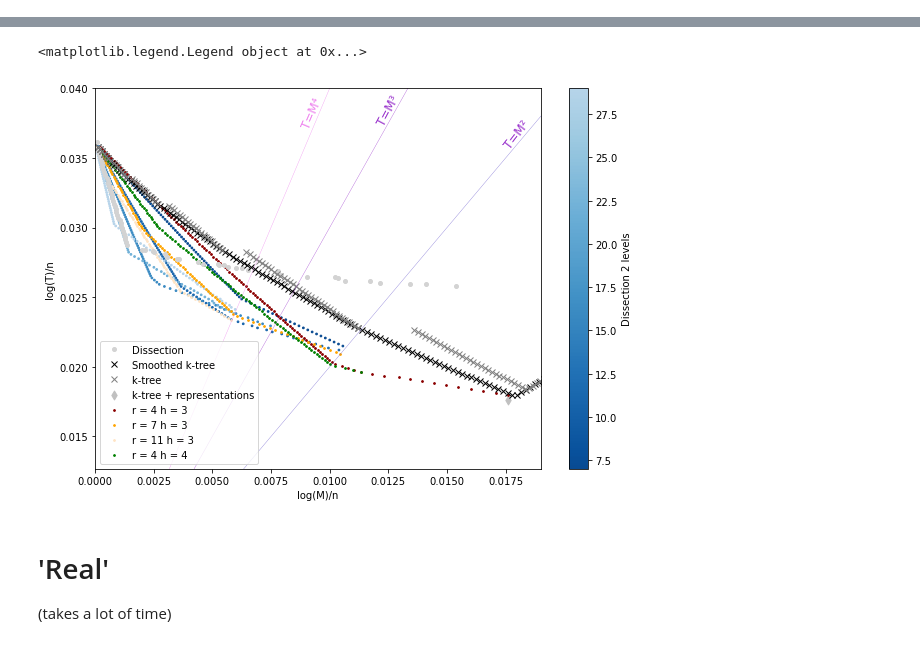
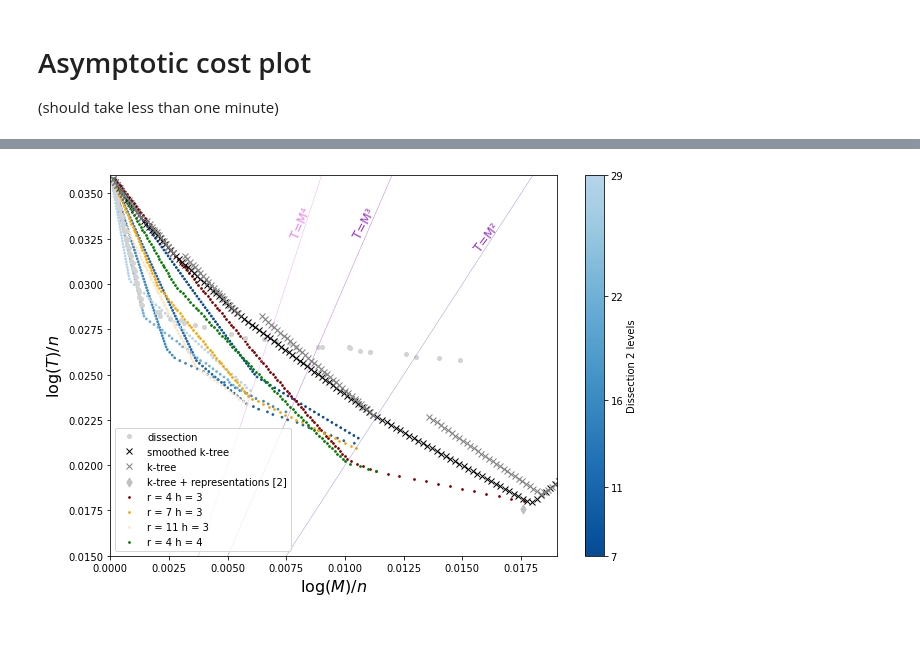
Before and after one commit to charlotte-lefevre/TM_tradeoffs_SDP, a Jupyter notebook: Cost_eval/Examples/Mainplots.ipynb, the cells around one changed output, grey strips where cells are left out. Drawn from its saved outputs; the diff is of its cells as text; code cells hidden in the pictures.

```diff
--- a/Cost_eval/Examples/Mainplots.ipynb
+++ b/Cost_eval/Examples/Mainplots.ipynb
@@ -45,0 +24,11 @@ M_dissec,T_dissec,Res_dissection = compute_best_complexity_dissection(400)
+# %%
+ktreeLabel = "k-tree"
+StateofTheArtRef = "k-tree + representations [2]"
+resol = 200
+
+def preparePlot(includePoint = True):
+    plt.figure(figsize = (10,7))
+    plt.xlabel("$\log(M)/n$", fontsize=16)
+    plt.ylabel("$\log(T)/n$", fontsize=16)
+    if includePoint:
+        plt.scatter(0.0176, 0.0176, label=StateofTheArtRef, s=40, marker="d",c ="silver")
@@ -46,29 +66,28 @@ M_dissec,T_dissec,Res_dissection = compute_best_complexity_dissection(400)
+# %% [markdown]
+# Asymptotic cost plot
+(should take less than one minute)
 # %%
-plt.figure(figsize = (10,7))
-# Set x,y limits
-axes = plt.gca()
-axes.set_ylim([0.008*math.log(3,2),0.04])
-axes.set_xlim([0.0*math.log(3,2),0.0120*math.log(3,2)])
-
-plt.xlabel("log(M)/n")
-plt.ylabel("log(T)/n")
-
-plt.scatter(0.0176, 0.0176, label= "k-tree + representations", s=40, marker="d",c ="silver")
-
-resol = 200
+preparePlot()
 
 Remin = 0.001
 Remax = 0.2
 npoints = 400
 
-print("Values of max l coefficient")
 
 # Customized cmap
 Blues_modified = cm.get_cmap('Blues', 256)# create new hsv colormaps in range of 0.3 (green) to 0.7 (blue)
+#Oranges_modified = cm.get_cmap('Oranges', 256)# create new hsv colormaps in range of 0.3 (green) to 0.7 (blue)
 cmap2 = ListedColormap(Blues_modified(np.linspace(0.9, 0.3, 256)))
+#cmap3 = ListedColormap(Oranges_modified(np.linspace(0.9, 0.3, 256)))
+
+# Set x,y limits
+axes = plt.gca()
+axes.set_ylim([0.015,0.036])
+axes.set_xlim([0.0*math.log(3,2),0.0120*math.log(3,2)])
+
 
 ## Plotting level 2 dissections
-h = 2 ; print("Two levels")
+h = 2
 Interesting_dissections_two = [7,11,16,22,29]
 M = []
 T = []
@@ -78,40 +97,37 @@ for X in Interesting_dissections_two:
     track_colormap = np.append(track_colormap, [X for _ in range(0, len(memories))])
     M = np.append(M, memories)
     T = np.append(T, times)
-    print(str(X) + ": " + str(max(Res)))
 
 plt.scatter(M, T, s = 3, c = track_colormap, cmap = cmap2)
 cbar = plt.colorbar()
 cbar.set_label('Dissection 2 levels')
+cbar.set_ticks([7,11,16,22,29])
+cbar.set_ticklabels(["7","11","16","22","29"])
+
 ## Plotting level 3 dissectiropositionons
-h = 3; print("Three levels")
+h = 3
 Interesting_dissections_three = [4,7,11]
 colors = ["darkred", "orange", "bisque"]; icols = 0
 for X in Interesting_dissections_three:
     (memories, times,_, Res) = layered_dissections.Apply(X, h, R,W, Remin=Remin, Remax=Remax, nbRes=npoints)
     plt.scatter(memories, times, s=3, c=colors[icols], label = "r = " +str(X) + " h = " +str(h))
     icols = icols + 1
-    print(str(X) + ": " + str(max(Res)))
 
 
 h = 4
-X = 4; print("Four levels")
+X = 4
 (memories, times,_, Res) = layered_dissections.Apply(X, h, R,W, Remin=Remin, Remax=Remax, nbRes=npoints)
 plt.scatter(memories, times, s = 3, c="green", label="r = 4 h = 4")
-print(str(X) + ": " + str(max(Res)))
 
 
-plt.plot(M_dissec,T_dissec, markersize = 4, linewidth = 0, color = "lightgray", marker = 'o', label = "Dissection")
+plt.plot(M_dissec,T_dissec, markersize = 4, linewidth = 0, color = "lightgray", marker = 'o', label = "dissection")
 
-print("k-tree")
 mems,complexities, Reused,_  = smoothed_kTree(R, W,npoints=npoints, Remin=Remin,Remax = Remax)
-plt.plot(mems,complexities, markersize = 6, linewidth = 0, color = "black", marker = 'x', label = "Smoothed k-tree")
-print(str(max(Reused)))
+plt.plot(mems,complexities, markersize = 6, linewidth = 0, color = "black", marker = 'x', label = "smoothed k-tree")
 
-print("Smoothed k-tree")
 mems,complexities, Reused,_  = kTree(R, W,npoints=npoints, Remin=Remin, Remax = Remax)
 plt.plot(mems,complexities, markersize = 6, linewidth = 0, color = "grey", marker = 'x', label = "k-tree ")
-print(str(max(Reused)))
+
 
 TMM = [2*m for m in mems]
 TMMM = [3*m for m in mems]
@@ -125,24 +141,23 @@ plt.plot(mems, TMMMM, "violet", linewidth=0.3)
 
 # write text
 
-l1 = np.array((66./n, 268./n))
+l1 = np.array((58./n, 235./n))
 angle = 66.5
 th1 = plt.text(l1[0], l1[1], "T=M⁴", fontsize=12,
                rotation=angle, rotation_mode='anchor', c="violet")
 
-l1 = np.array((89./n, 270./n))
+l1 = np.array((77./n, 235./n))
 angle = 62
 # Plot text
 th1 = plt.text(l1[0], l1[1], 'T=M³', fontsize=12,
                rotation=angle, rotation_mode='anchor', c="darkorchid")
 
 
-l1 = np.array((128./n, 258./n))
+l1 = np.array((114./n, 230./n))
 angle = 52.5
 # Plot text
 th1 = plt.text(l1[0], l1[1], 'T=M²', fontsize=12,
                rotation=angle, rotation_mode='anchor', c="darkorchid")
 
 plt.legend(loc='lower left')
-#plt.title("Timle")
 # %% [output]
@@ -166,6 +165,2 @@ Smoothed k-tree
-<matplotlib.legend.Legend object at 0x...>
-[figure, old version]
+[figure, new version]
-# %% [markdown]
-# 'Real'
-(takes a lot of time)
 # %%
```
Also changed, not shown: parts of 12 cells of this notebook, 4 other files.
